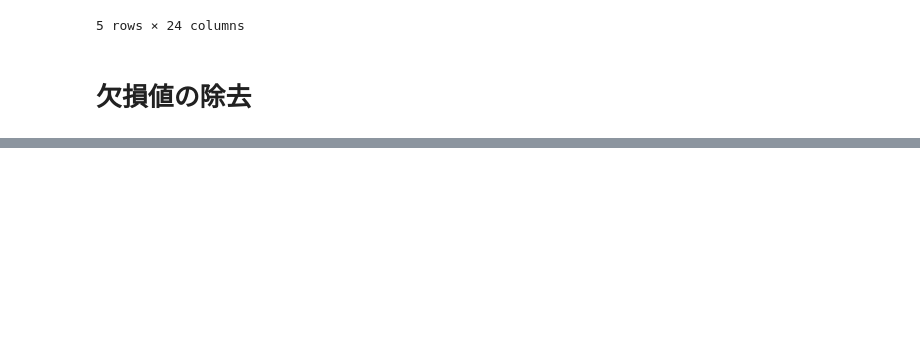
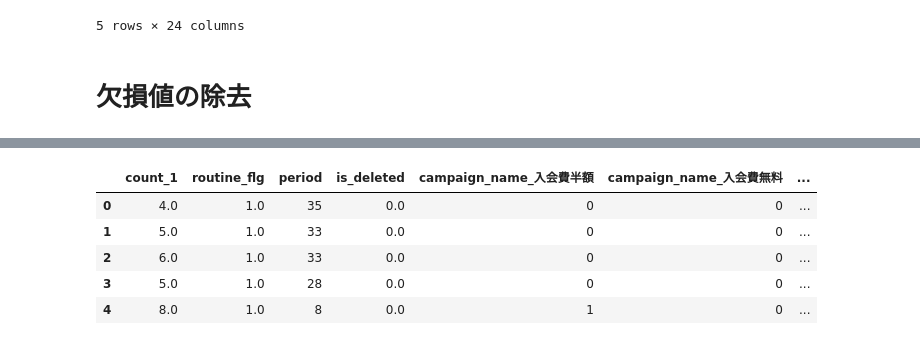
Before and after one commit to letitride/PandasDataAnalyze, a Jupyter notebook: chapter05/ch05.ipynb, the cells around one changed output, grey strips where cells are left out. Cells and saved outputs as stored; diff of their text form; code cells hidden in the pictures; blank space fills up the shorter version.

```diff
--- a/chapter05/ch05.ipynb
+++ b/chapter05/ch05.ipynb
@@ -201,0 +226,12 @@ dtype: int64
+# %%
+del predict_data["campaign_name_通常"]
+del predict_data["class_name_ナイト"]
+del predict_data["gender_M"]
+predict_data.head()
+# %% [output]
+|  | count_1 | routine_flg | period | is_deleted | campaign_name_入会費半額 | campaign_name_入会費無料 | ... |
+| 0 | 4.0 | 1.0 | 35 | 0.0 | 0 | 0 | ... |
+| 1 | 5.0 | 1.0 | 33 | 0.0 | 0 | 0 | ... |
+| 2 | 6.0 | 1.0 | 33 | 0.0 | 0 | 0 | ... |
+| 3 | 5.0 | 1.0 | 28 | 0.0 | 0 | 0 | ... |
+| 4 | 8.0 | 1.0 | 8 | 0.0 | 1 | 0 | ... |
```
Also changed, not shown: parts of 8 cells of this notebook.
